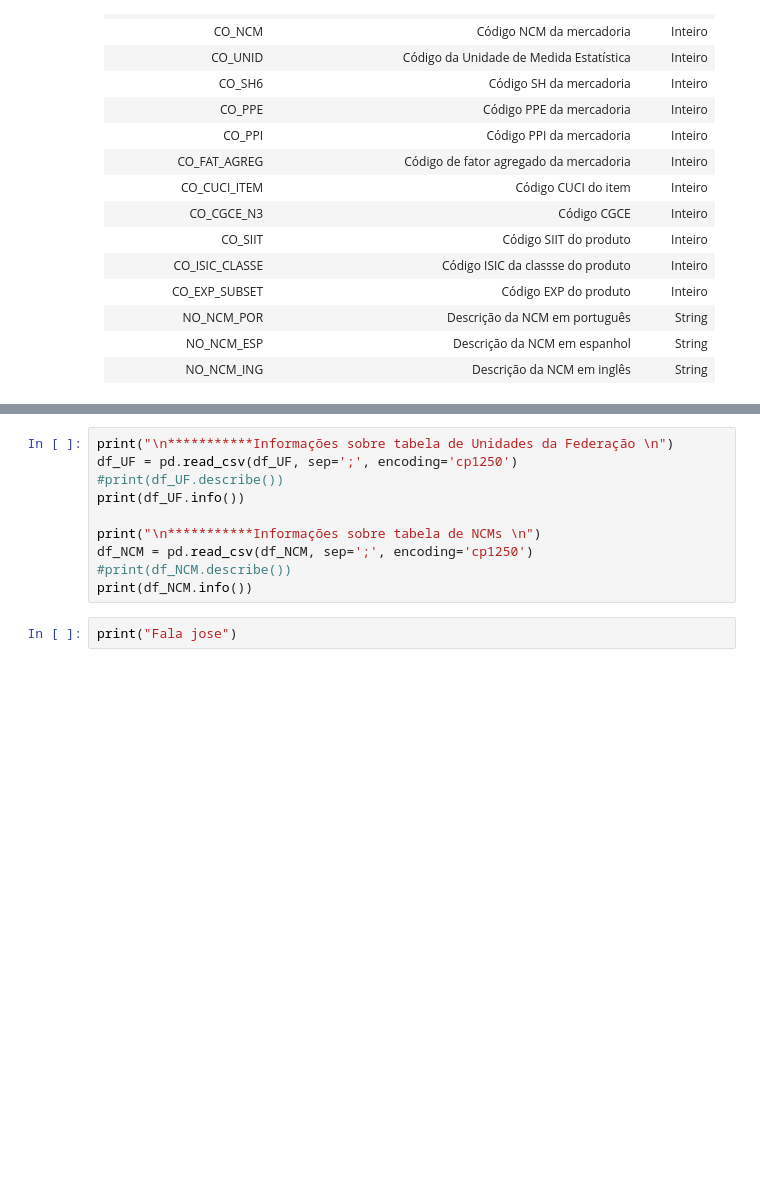
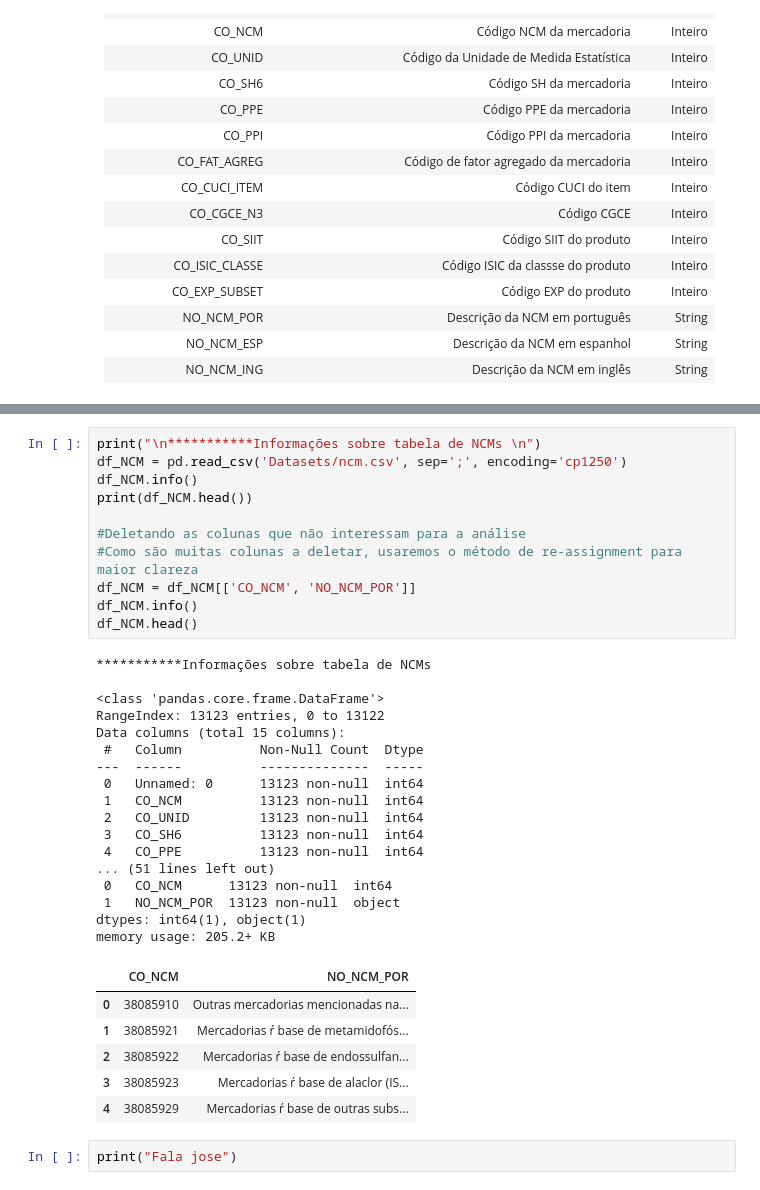
Before and after one commit to jrobertolima/projetoTCC, a Jupyter notebook: ProjetoTCC-Compara.ipynb, the cells around one changed output, grey strips where cells are left out. Cells and saved outputs as stored; diff of their text form; blank space fills up the shorter version.

Commit message:
Limpando tabelas

```diff
--- a/ProjetoTCC-Compara.ipynb
+++ b/ProjetoTCC-Compara.ipynb
@@ -459,13 +474,38 @@ Data columns (total 7 columns):
-# %%
-print("\n***********Informações sobre tabela de Unidades da Federação \n")
-df_UF = pd.read_csv(df_UF, sep=';', encoding='cp1250')
-#print(df_UF.describe())
-print(df_UF.info())
-
-print("\n***********Informações sobre tabela de NCMs \n")
-df_NCM = pd.read_csv(df_NCM, sep=';', encoding='cp1250')
-#print(df_NCM.describe())
-print(df_NCM.info())
+# %%
+print("\n***********Informações sobre tabela de NCMs \n")
+df_NCM = pd.read_csv('Datasets/ncm.csv', sep=';', encoding='cp1250')
+df_NCM.info()
+print(df_NCM.head())
+
+#Deletando as colunas que não interessam para a análise
+#Como são muitas colunas a deletar, usaremos o método de re-assignment para maior clareza
+df_NCM = df_NCM[['CO_NCM', 'NO_NCM_POR']]
+df_NCM.info()
+df_NCM.head()
+# %% [output]
+***********Informações sobre tabela de NCMs
+
+<class 'pandas.core.frame.DataFrame'>
+RangeIndex: 13123 entries, 0 to 13122
+Data columns (total 15 columns):
+ #   Column          Non-Null Count  Dtype
+---  ------          --------------  -----
+ 0   Unnamed: 0      13123 non-null  int64
+ 1   CO_NCM          13123 non-null  int64
+ 2   CO_UNID         13123 non-null  int64
+ 3   CO_SH6          13123 non-null  int64
+ 4   CO_PPE          13123 non-null  int64
+... (51 lines left out)
+ 0   CO_NCM      13123 non-null  int64
+ 1   NO_NCM_POR  13123 non-null  object
+dtypes: int64(1), object(1)
+memory usage: 205.2+ KB
+|  | CO_NCM | NO_NCM_POR |
+| 0 | 38085910 | Outras mercadorias mencionadas na... |
+| 1 | 38085921 | Mercadorias ŕ base de metamidofós... |
+| 2 | 38085922 | Mercadorias ŕ base de endossulfan... |
+| 3 | 38085923 | Mercadorias ŕ base de alaclor (IS... |
+| 4 | 38085929 | Mercadorias ŕ base de outras subs... |
 # %%
 print("Fala jose")
 # %%
```
Also changed, not shown: parts of 4 cells of this notebook.
